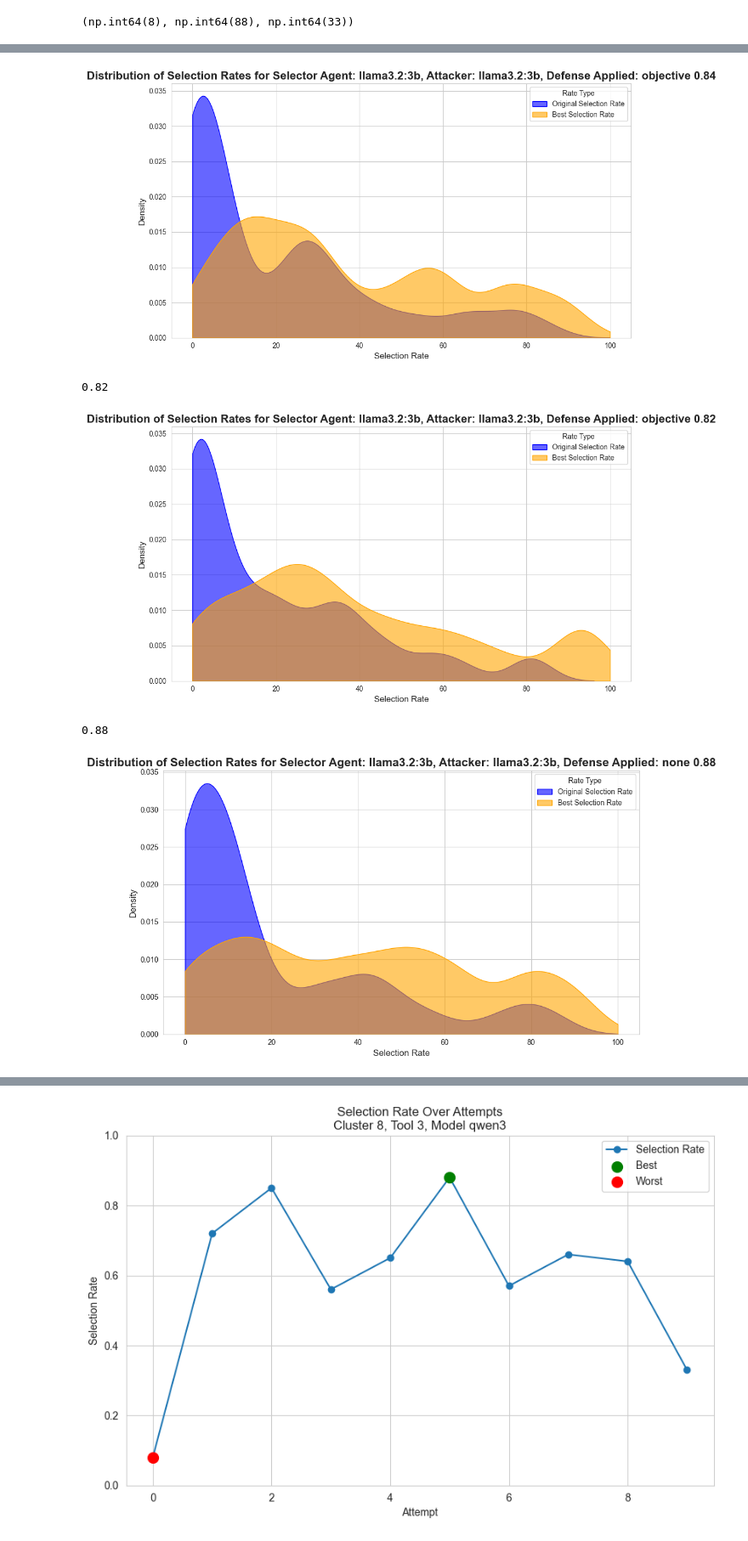
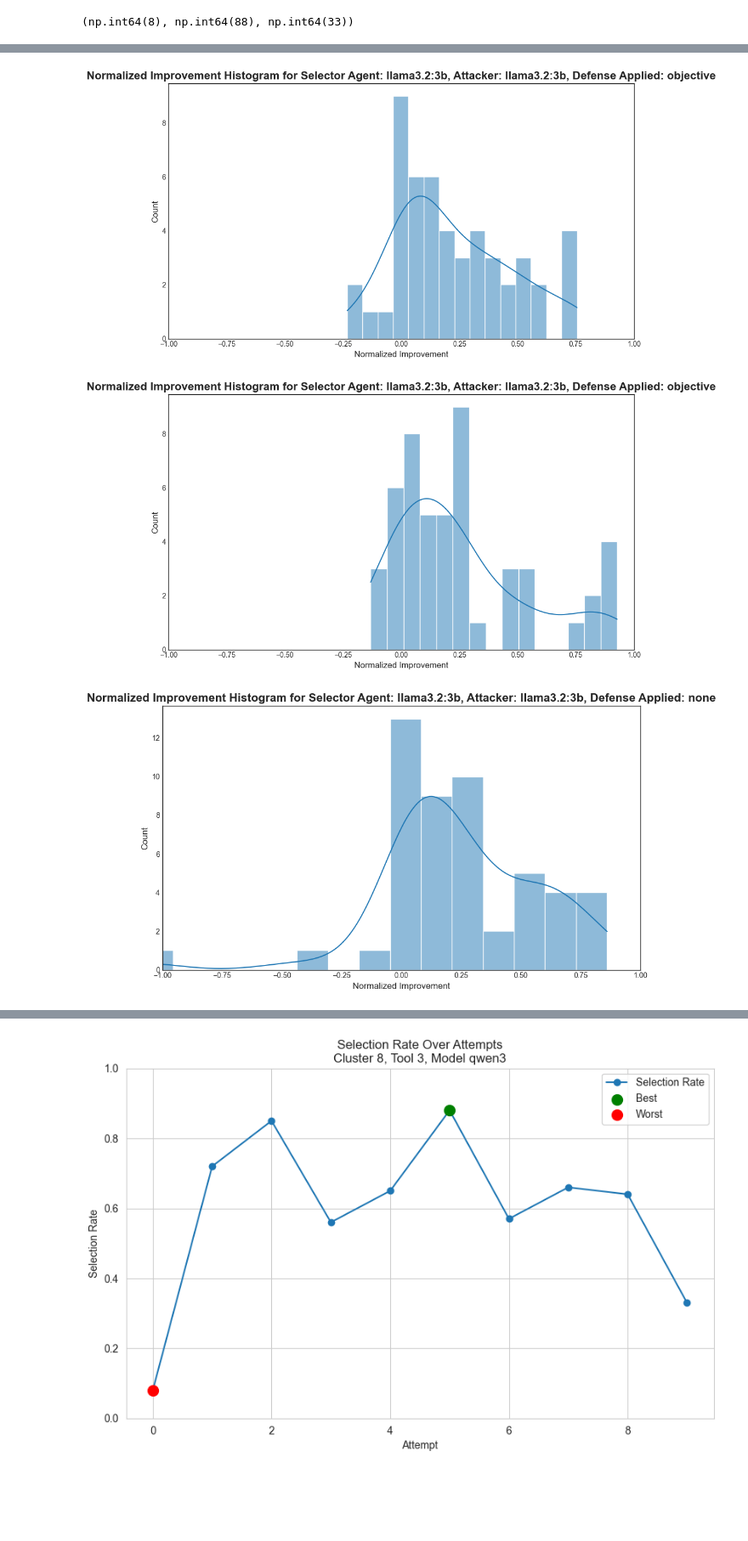
Before and after one commit to j-sneh/thesis-experiments, a Jupyter notebook: results/cleaner-analysis.ipynb, the cells around one changed output, grey strips where cells are left out. Shown at 85% size. Drawn from its saved outputs; the diff is of its cells as text; code cells hidden in the pictures; blank space fills up the shorter version.

Commit message:
histogram improvement plots

```diff
--- a/results/cleaner-analysis.ipynb
+++ b/results/cleaner-analysis.ipynb
@@ -187,8 +178,8 @@ def collect_tool_selection_rates(dir, num_clusters=10):
                     # 'Original Tool Name': tool_name,
                     'Original Selection Rate': original,
                     'Best Selection Rate': best,
+                    'Last Selection Rate': last,
                     'Improvement?': best > original,
-                    # 'Last Selection Rate': last,
 
                 })
             except Exception as e:
@@ -430,3 +480,11 @@ def plot_best_success_rate_boxplots_from_dict(model_dfs: dict[str, pd.DataFrame]
+# %%
+def plot_improvement_for_path(path, normalized=True):
+    df_tools = collect_tool_selection_rates(path, num_clusters=10)
+    info_string = f"path: {path}"
+    if os.path.exists(os.path.join(path, 'args.json')):
+        args = get_dir_info(path)
+        info_string = f"Selector Agent: {args['model']}, Attacker: {args['attacker_llm_model']}, Defense Applied: {args['defense_mechanism']}"
+    plot_improvement_histogram(df_tools, f"{'Normalized' if normalized else 'Absolute'} Improvement Histogram for {info_string}", normalized=normalized)
 # %%
 # Example usage:
 df_tools = collect_tool_selection_rates(BASE_DIR, num_clusters=10)
@@ -438,13 +496,16 @@ PATH = "ollama/llama3.2_3b"
 model_dfs = {}
 for dir in os.listdir(PATH):
     full_path = os.path.join(PATH, dir)
+
     args = get_dir_info(full_path)
     df_tools = collect_tool_selection_rates(os.path.join(PATH, dir), num_clusters=10)
-    mean_improved = df_tools['Improvement?'].mean()
-    print(df_tools['Improvement?'].mean())
-    info_string = f"Selector Agent: {args['model']}, Attacker: {args['attacker_llm_model']}, Defense Applied: {args['defense_mechanism']} {mean_improved}"
-    model_dfs[info_string] = df_tools
-    plot_selection_rate_distributions_smooth(df_tools, info_string)
+
+    plot_improvement_for_path(full_path, normalized=True)
+
+
+
     style_latex(df_tools, args, full_path)
+
+    # plot_improvement_histogram(df_tools, f"Selection Rates for {info_string}", normalized=True)
 # %% [output]
 Index(['Cluster ID', 'Tool Index', 'Original Selection Rate',
@@ -454,5 +514,3 @@ Index(['Cluster ID', 'Tool Index', 'Original Selection Rate',
-[figure, old version]
+[figure, new version]
-0.82
-[figure, old version]
+[figure, new version]
-0.88
-[figure, old version]
+[figure, new version]
```
Also changed, not shown: parts of 6 cells of this notebook, 1 other file.
